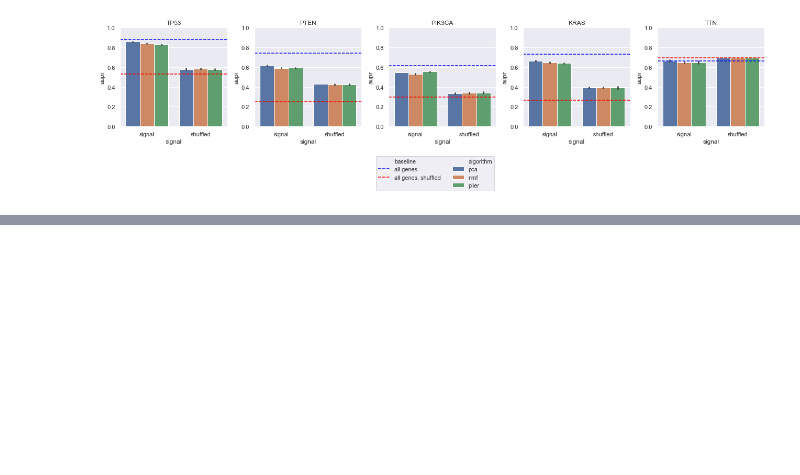
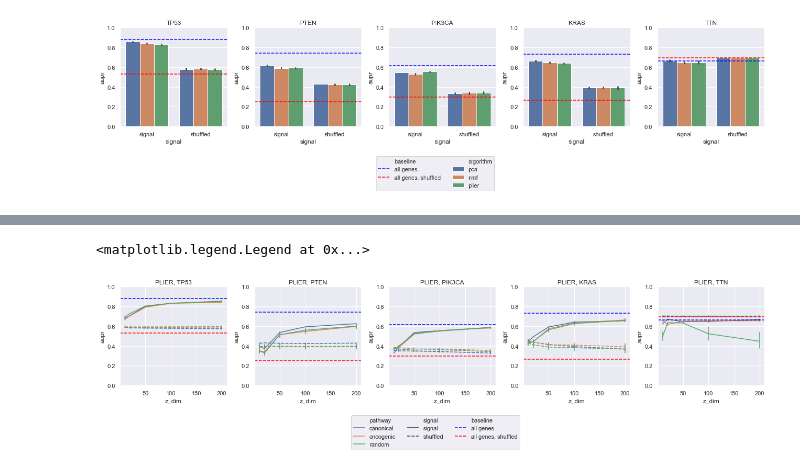
Before and after one commit to jjc2718/netreg, a Jupyter notebook: 4.plot_mutation_results.ipynb, the cells around one changed output, grey strips where cells are left out. Drawn from its saved outputs; the diff is of its cells as text; code cells hidden in the pictures; blank space fills up the shorter version.

Commit message:
plot results of running plier with different pathway datasets

```diff
--- a/4.plot_mutation_results.ipynb
+++ b/4.plot_mutation_results.ipynb
@@ -13,7 +13,7 @@ import config as cfg
 %matplotlib inline
 # %%
 genes = ['TP53', 'PTEN', 'PIK3CA', 'KRAS', 'TTN']
-results_dir = os.path.join(cfg.repo_root, 'results', 'mutation')
+results_dir = os.path.join(cfg.repo_root, 'results', 'canonical_pathways', 'mutation')
 df = None
 raw_df = None
 for gene_name in genes:
@@ -26,8 +26,8 @@ for gene_name in genes:
     else:
         df = pd.concat((df, results_df))
     raw_file = os.path.join(os.path.abspath(results_dir),
-                                gene_name,
-                                '{}_raw_classify_metrics.tsv.gz'.format(gene_name))
+                            gene_name,
+                            '{}_raw_classify_metrics.tsv.gz'.format(gene_name))
     raw_file_df = pd.read_csv(raw_file, sep='\t')
     if raw_df is None:
         raw_df = raw_file_df
@@ -141,0 +155,13 @@ plt.figlegend(handles, labels, loc='lower center', bbox_to_anchor=(0.5, 0.025),
+# %%
+for pw_type in ['oncogenic', 'random']:
+    results_dir = os.path.join(cfg.repo_root, 'results',
+                               '{}_pathways'.format(pw_type),
+                               'mutation')
+    for gene_name in genes:
+        results_file = os.path.join(results_dir, gene_name,
+                                    '{}_classify_metrics.tsv.gz'.format(gene_name))
+        pw_df = pd.read_csv(results_file, sep='\t')
+        pw_df['algorithm'] = pw_df['algorithm'] + '_' + pw_type
+        df = pd.concat((df, pw_df))
+df.loc[df['algorithm'] == 'plier', 'algorithm'] = 'plier_canonical'
+df.tail(n=10)
@@ -141,0 +180,40 @@ plt.figlegend(handles, labels, loc='lower center', bbox_to_anchor=(0.5, 0.025),
+# %%
+import warnings
+
+sns.set()
+fig, axarr = plt.subplots(1, 5)
+fig.set_figwidth(18)
+fig.set_figheight(5)
+
+plier_df = df[df['algorithm'].str.contains('plier')].copy()
+plier_df['pathway'] = [s.split('_')[1] for s in plier_df['algorithm'].values]
+plier_df['algorithm'] = [s.split('_')[0] for s in plier_df['algorithm'].values]
+with warnings.catch_warnings():
+    # filter deprecation warning in scipy
+    warnings.filterwarnings('ignore', category=FutureWarning)
+    for g_ix, gene_name in enumerate(genes):
+        ax = axarr[g_ix]
+        gene_df = plier_df[plier_df['gene_or_cancertype'] == gene_name]
+        sns.lineplot(data=gene_df, x='z_dim', y='aupr', hue='pathway',
+                     style='signal', err_style='bars', ax=ax)
+        raw_aupr = raw_df[(raw_df['gene_or_cancertype'] == gene_name) &
+                          (raw_df['signal'] == 'signal')]['aupr'].values[0]
+        shuffled_aupr = raw_df[(raw_df['gene_or_cancertype'] == gene_name) &
+                               (raw_df['signal'] == 'shuffled')]['aupr'].values[0]
+        ax.axhline(y=raw_aupr, color='blue', linestyle='--', label='all genes')
+        ax.axhline(y=shuffled_aupr, color='red', linestyle='--', label='all genes, shuffled')
+        ax.set_ylim((0.0, 1.0))
+        if g_ix == len(genes)-1:
+            handles, labels = ax.get_legend_handles_labels()
+        ax.get_legend().remove()
+        ax.set_title('{}, {}'.format(alg.upper(), gene_name))
+plt.tight_layout(h_pad=2)
+fig.subplots_adjust(bottom=0.4)
+labels.insert(7, '')
+handles.insert(7, prev_handles[0])
+labels.insert(8, 'baseline')
+handles.insert(8, prev_handles[0])
+plt.figlegend(handles, labels, loc='lower center', bbox_to_anchor=(0.5, 0.025), ncol=3)
+# %% [output]
+<matplotlib.legend.Legend at 0x...>
+[figure, added]
```
Also changed, not shown: parts of 6 cells of this notebook.
